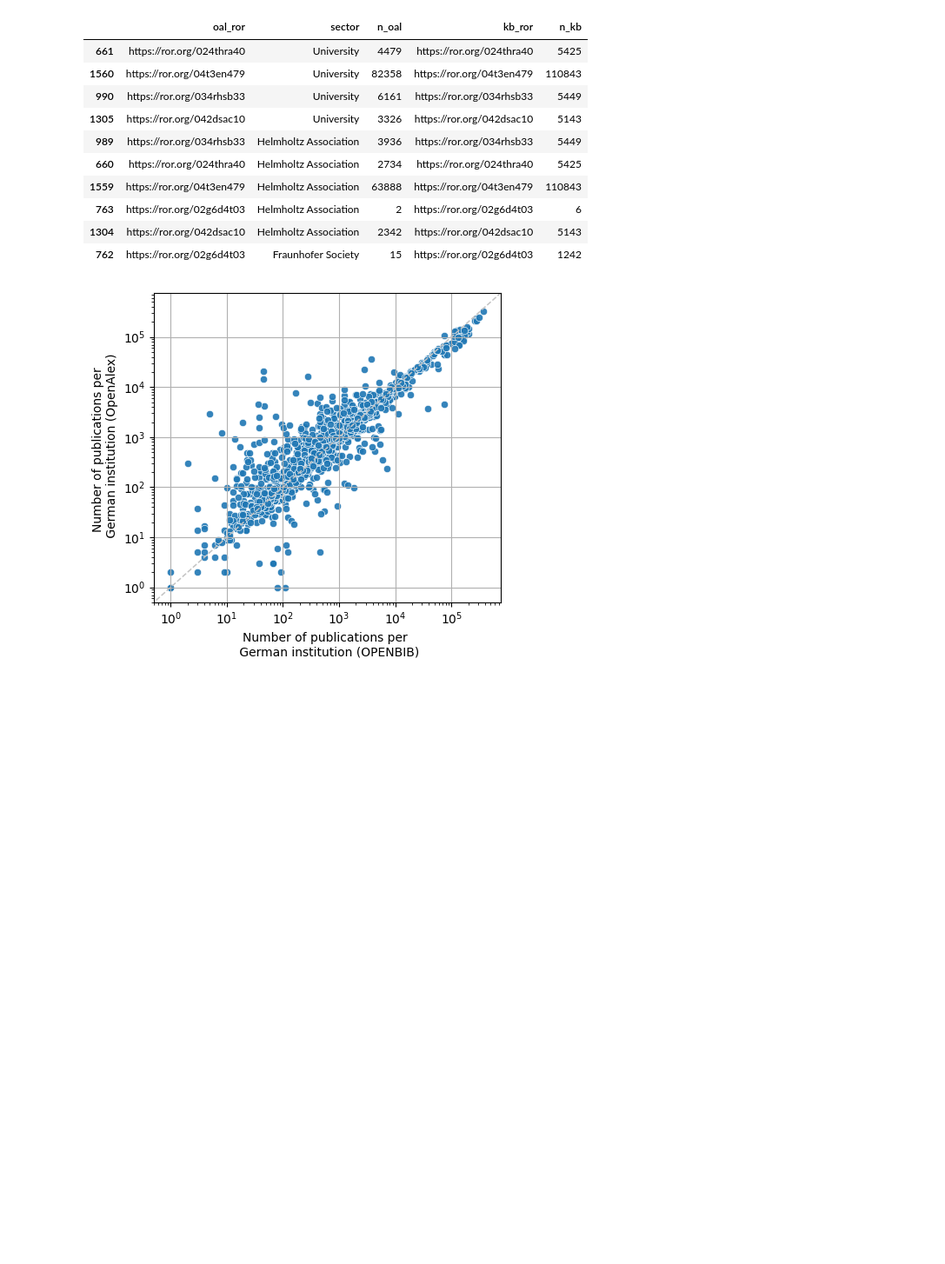
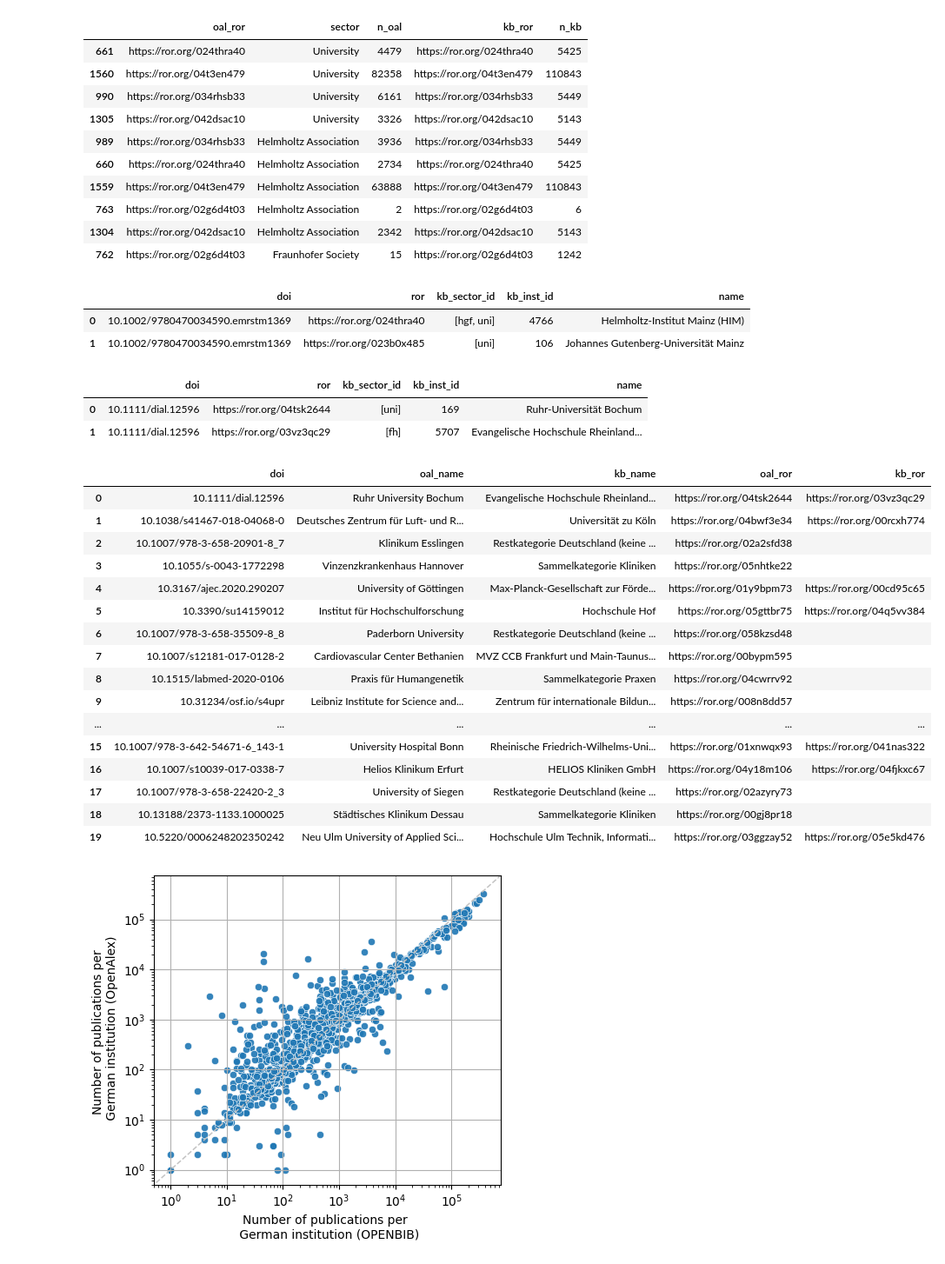
Before and after one commit to kbopenbib/kbopenbib_data, a Jupyter notebook: examples/bigquery_notebook.ipynb, the cells around one changed output. Shown at 87% size. Drawn from its saved outputs; the diff is of its cells as text; code cells hidden in the pictures; blank space fills up the shorter version.

Commit message:
add further examples

```diff
--- a/examples/bigquery_notebook.ipynb
+++ b/examples/bigquery_notebook.ipynb
@@ -98,0 +107,6 @@ openbib_inst_plot[openbib_inst_plot.duplicated(subset='oal_ror', keep=False)]
+# %%
+openbib_inst_example
+# %% [output]
+|  | doi | ror | kb_sector_id | kb_inst_id | name |
+| 0 | 10.1002/9780470034590.emrstm1369 | https://ror.org/024thra40 | [hgf, uni] | 4766 | Helmholtz-Institut Mainz (HIM) |
+| 1 | 10.1002/9780470034590.emrstm1369 | https://ror.org/023b0x485 | [uni] | 106 | Johannes Gutenberg-Universität Mainz |
@@ -99,3 +121,47 @@ openbib_inst_plot[openbib_inst_plot.duplicated(subset='oal_ror', keep=False)]
+# %%
+openbib_inst_example
+# %% [output]
+|  | doi | ror | kb_sector_id | kb_inst_id | name |
+| 0 | 10.1111/dial.12596 | https://ror.org/04tsk2644 | [uni] | 169 | Ruhr-Universität Bochum |
+| 1 | 10.1111/dial.12596 | https://ror.org/03vz3qc29 | [fh] | 5707 | Evangelische Hochschule Rheinland... |
+# %%
+openbib_inst_ror_diff = client.query(f"""
+                                     SELECT DISTINCT oal.doi, oal_name, kb_name, oal_ror, kb_ror
+                                     FROM (
+                                         SELECT inst.doi, LOWER(kb_inst.ror) AS kb_ror, kb_inst.name AS kb_name
+                                         FROM `subugoe-collaborative.openbib.kb_a_addr_inst` AS inst
+                                         JOIN `subugoe-collaborative.openbib.kb_inst` AS kb_inst
+                                           ON inst.kb_inst_id = kb_inst.kb_inst_id
+                                     ) AS kb
+                                     JOIN (
+                                       SELECT o.doi, LOWER(inst.ror) AS oal_ror, inst.display_name AS oal_name
+                                       FROM `subugoe-collaborative.openalex.works` AS o, UNNEST(authorships) AS aut, UNNEST(aut.institutions) AS inst
+                                       WHERE inst.country_code = 'DE' AND publication_year BETWEEN 2014 AND 2024
+                                         AND ARRAY_LENGTH(authorships) = 1 AND ARRAY_LENGTH(aut.institutions) = 1
+                                     ) AS oal
+                                       ON LOWER(kb.doi) = LOWER(oal.doi)
+                                     WHERE kb_ror != oal_ror
+                                     """).to_dataframe()
+# %%
+openbib_inst_ror_diff.head(20)
+# %% [output]
+|  | doi | oal_name | kb_name | oal_ror | kb_ror |
+| 0 | 10.1111/dial.12596 | Ruhr University Bochum | Evangelische Hochschule Rheinland... | https://ror.org/04tsk2644 | https://ror.org/03vz3qc29 |
+| 1 | 10.1038/s41467-018-04068-0 | Deutsches Zentrum für Luft- und R... | Universität zu Köln | https://ror.org/04bwf3e34 | https://ror.org/00rcxh774 |
+| 2 | 10.1007/978-3-658-20901-8_7 | Klinikum Esslingen | Restkategorie Deutschland (keine ... | https://ror.org/02a2sfd38 |  |
+| 3 | 10.1055/s-0043-1772298 | Vinzenzkrankenhaus Hannover | Sammelkategorie Kliniken | https://ror.org/05nhtke22 |  |
+| 4 | 10.3167/ajec.2020.290207 | University of Göttingen | Max-Planck-Gesellschaft zur Förde... | https://ror.org/01y9bpm73 | https://ror.org/00cd95c65 |
+| 5 | 10.3390/su14159012 | Institut für Hochschulforschung | Hochschule Hof | https://ror.org/05gttbr75 | https://ror.org/04q5vv384 |
+| 6 | 10.1007/978-3-658-35509-8_8 | Paderborn University | Restkategorie Deutschland (keine ... | https://ror.org/058kzsd48 |  |
+| 7 | 10.1007/s12181-017-0128-2 | Cardiovascular Center Bethanien | MVZ CCB Frankfurt und Main-Taunus... | https://ror.org/00bypm595 |  |
+| 8 | 10.1515/labmed-2020-0106 | Praxis für Humangenetik | Sammelkategorie Praxen | https://ror.org/04cwrrv92 |  |
+| 9 | 10.31234/osf.io/s4upr | Leibniz Institute for Science and... | Zentrum für internationale Bildun... | https://ror.org/008n8dd57 |  |
+| ... | ... | ... | ... | ... | ... |
+| 15 | 10.1007/978-3-642-54671-6_143-1 | University Hospital Bonn | Rheinische Friedrich-Wilhelms-Uni... | https://ror.org/01xnwqx93 | https://ror.org/041nas322 |
+| 16 | 10.1007/s10039-017-0338-7 | Helios Klinikum Erfurt | HELIOS Kliniken GmbH | https://ror.org/04y18m106 | https://ror.org/04fjkxc67 |
+| 17 | 10.1007/978-3-658-22420-2_3 | University of Siegen | Restkategorie Deutschland (keine ... | https://ror.org/02azyry73 |  |
+| 18 | 10.13188/2373-1133.1000025 | Städtisches Klinikum Dessau | Sammelkategorie Kliniken | https://ror.org/00gj8pr18 |  |
+| 19 | 10.5220/0006248202350242 | Neu Ulm University of Applied Sci... | Hochschule Ulm Technik, Informati... | https://ror.org/03ggzay52 | https://ror.org/05e5kd476 |
 # %%
 openbib_inst_all = client.query(f"""
                                 SELECT COUNT(DISTINCT(oal.doi)) AS n, oal_ror, kb_ror
```
Also changed, not shown: parts of 2 cells of this notebook, 1 other file.
